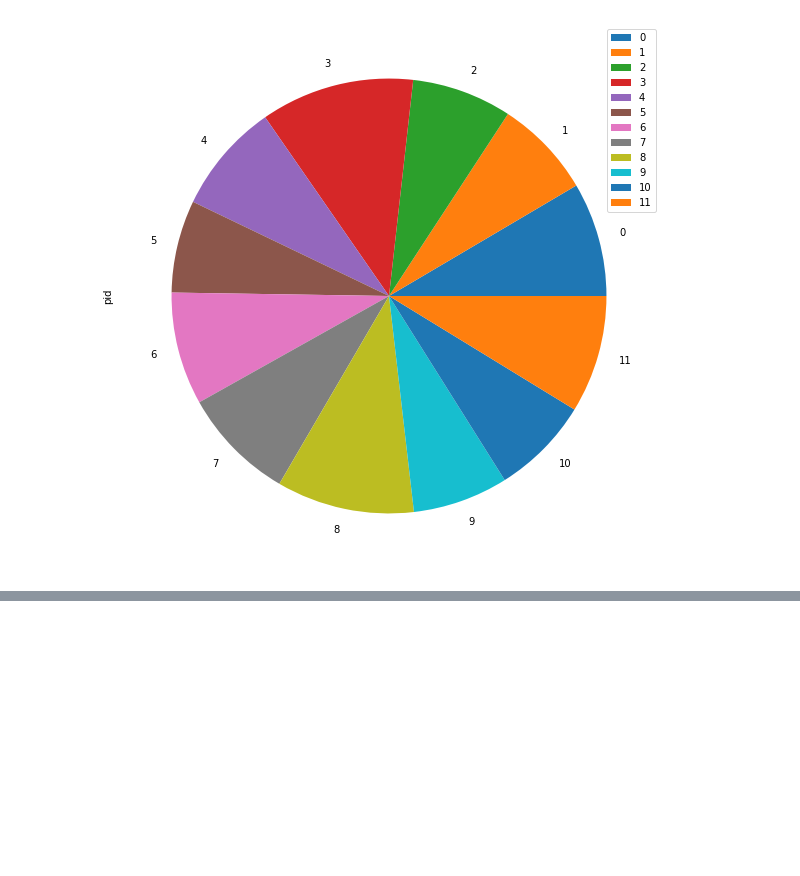
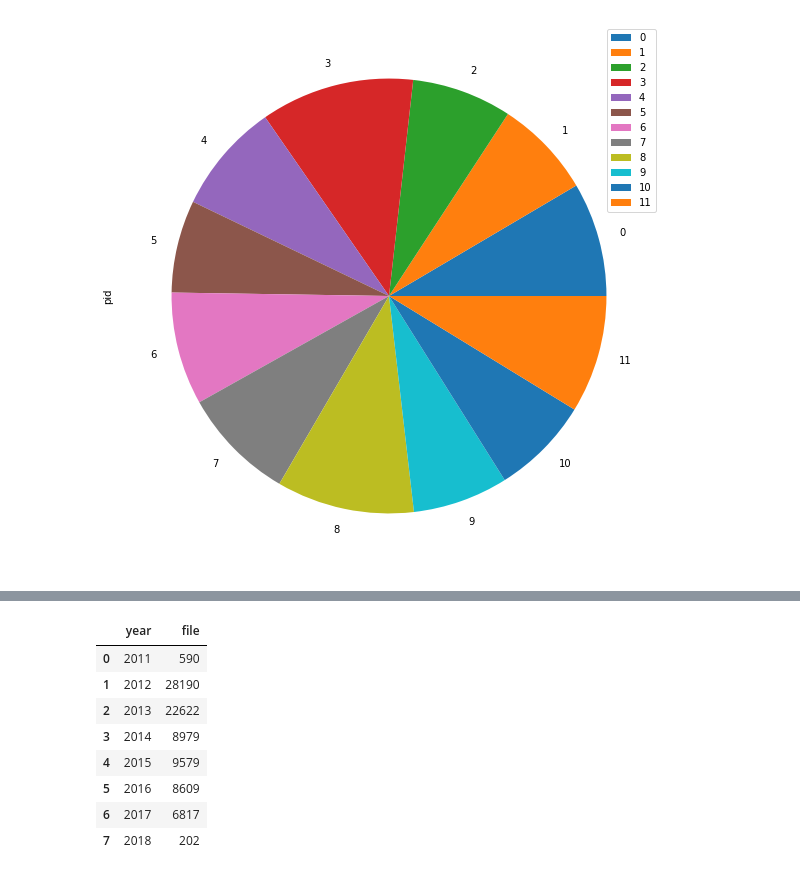
Before and after one commit to ZaidSultan10/dev_nation_student_EDA, a Jupyter notebook: lab_7_ids_2021_09_02-checkpoint.ipynb, the cells around one changed output, grey strips where cells are left out. Saved outputs shown, nothing was run; the diff lists cells and outputs as text; code cells hidden in the pictures; blank space fills up the shorter version.

```diff
--- a/lab_7_ids_2021_09_02-checkpoint.ipynb
+++ b/lab_7_ids_2021_09_02-checkpoint.ipynb
@@ -215,0 +257,14 @@ final_df['file'].head(10).reset_index()
+# %%
+c = final_df.groupby('year')['file'].count()
+# %%
+c.reset_index()
+# %% [output]
+|  | year | file |
+| 0 | 2011 | 590 |
+| 1 | 2012 | 28190 |
+| 2 | 2013 | 22622 |
+| 3 | 2014 | 8979 |
+| 4 | 2015 | 9579 |
+| 5 | 2016 | 8609 |
+| 6 | 2017 | 6817 |
+| 7 | 2018 | 202 |
```
Also changed, not shown: parts of 15 cells of this notebook.
